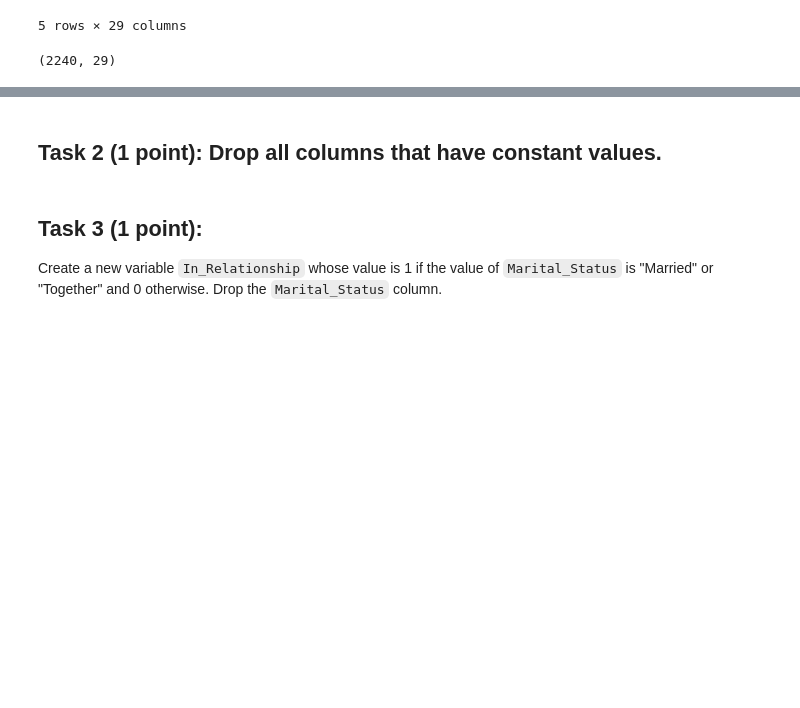
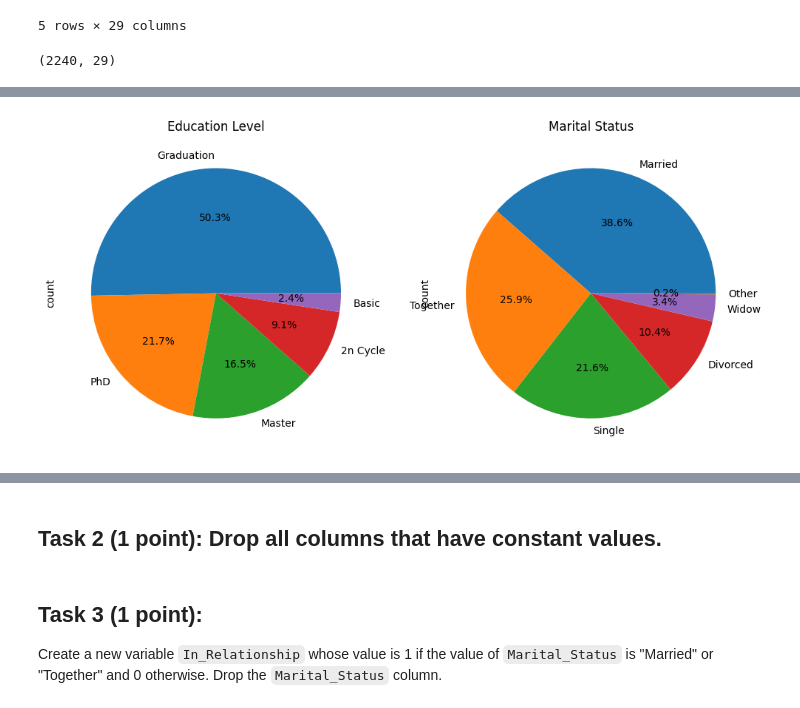
Before and after one commit to NakaFrozn/SI618, a Jupyter notebook: Assignments/Homework06/SI_618_Homework_06.ipynb, the cells around one changed output, grey strips where cells are left out. Cells and saved outputs as stored; diff of their text form; code cells hidden in the pictures; blank space fills up the shorter version.

```diff
--- a/Assignments/Homework06/SI_618_Homework_06.ipynb
+++ b/Assignments/Homework06/SI_618_Homework_06.ipynb
@@ -47,0 +129,5 @@ Insert your explanations and interpretations here. You may use multiple cells if
+# %%
+marketing.loc[marketing['Marital_Status'] == 'Alone', 'Marital_Status'] = 'Single'
+marketing.loc[marketing['Marital_Status'].isin(['Absurd', 'YOLO']), 'Marital_Status'] = 'Other'
+
+marketing['Marital_Status'].value_counts()
@@ -47,0 +143,12 @@ Insert your explanations and interpretations here. You may use multiple cells if
+# %%
+# Draw pie charts for education and marital status, combine into a single graph
+plt.figure(figsize=(12, 6))
+plt.subplot(1, 2, 1)
+marketing['Education'].value_counts().plot.pie(autopct='%1.1f%%')
+plt.title('Education Level')
+plt.subplot(1, 2, 2)
+marketing['Marital_Status'].value_counts().plot.pie(autopct='%1.1f%%')
+plt.title('Marital Status')
+plt.show()
+# %% [output]
+[figure, added]
```
Also changed, not shown: parts of 38 cells of this notebook.
